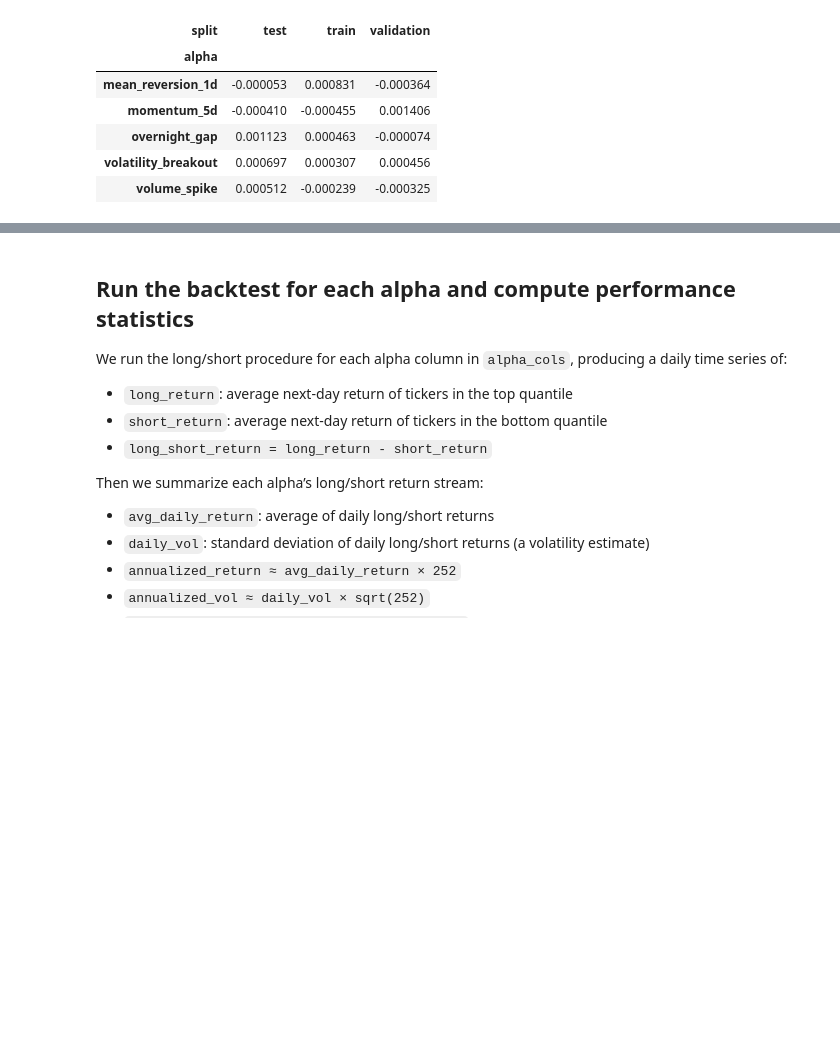
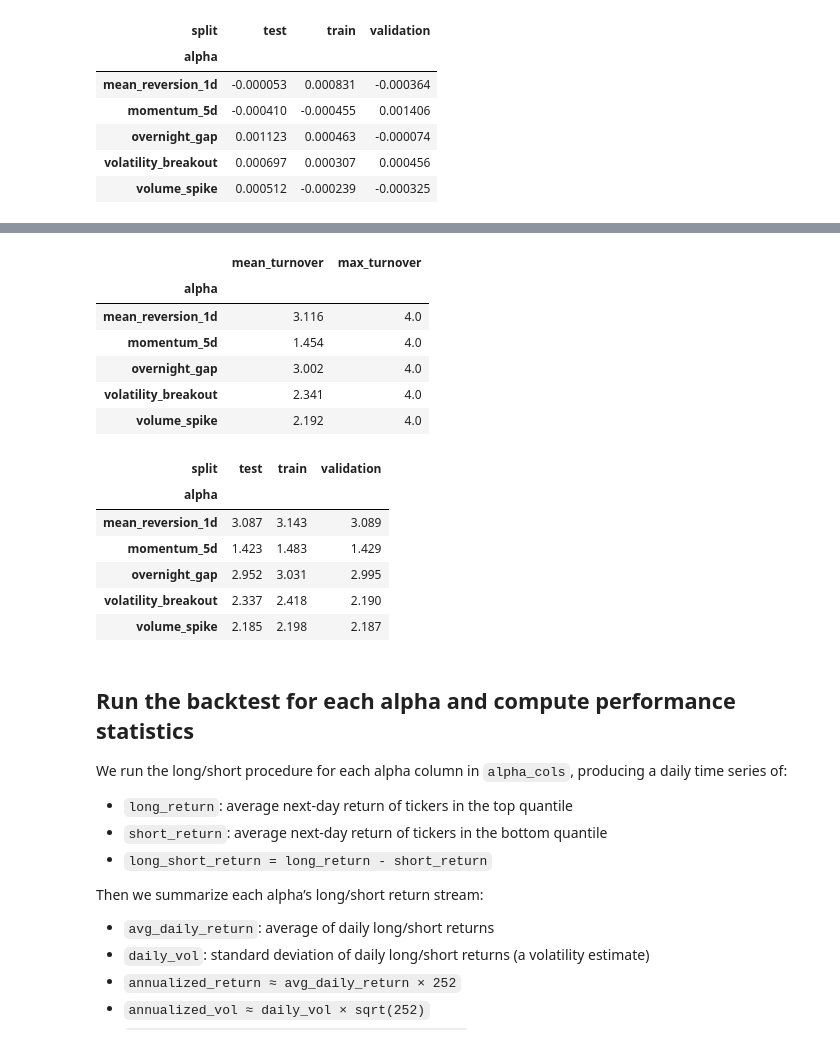
Before and after one commit to jinhanjinhan/AlphaForge-AI, a Jupyter notebook: notebooks/02_alpha_eval_with_splits_and_costs.ipynb, the cells around one changed output, grey strips where cells are left out. Drawn from its saved outputs; the diff is of its cells as text; code cells hidden in the pictures; blank space fills up the shorter version.

Commit message:
Add turnover computation (how much portfolio change each day)

```diff
--- a/notebooks/02_alpha_eval_with_splits_and_costs.ipynb
+++ b/notebooks/02_alpha_eval_with_splits_and_costs.ipynb
@@ -580,3 +606,78 @@ display(gross_by_split)
+# %%
+def compute_turnover(positions):
+    turnover_rows = []
+
+    for alpha, alpha_pos in positions.groupby("alpha"):
+        alpha_pos = alpha_pos.copy()
+        alpha_pos = alpha_pos.sort_values(["date", "ticker"])
+
+        # Build a (date × ticker) weight matrix; missing = 0 (not held)
+        position_matrix = alpha_pos.pivot_table(
+            index="date",
+            columns="ticker",
+            values="weight",
+            fill_value=0.0,
+        )
+
+        # Day-over-day change in each weight, then sum absolute changes across tickers
+        # .diff() gives NaN on the first row, so we handle it separately
+        daily_turnover = position_matrix.diff().abs().sum(axis=1)
+
+        # First day: turnover = cost of opening the initial positions from scratch
+        daily_turnover.iloc[0] = position_matrix.iloc[0].abs().sum()
+
+        turnover_df = daily_turnover.reset_index()
+        turnover_df.columns = ["date", "turnover"]
+        turnover_df["alpha"] = alpha
+
+        turnover_rows.append(turnover_df)
+
+    return pd.concat(turnover_rows, ignore_index=True)
+
+
+turnover_df = compute_turnover(all_positions)
+
+# Attach turnover to daily_returns so each row has: alpha, date, gross_return, n_positions, split, turnover
+daily_returns = daily_returns.merge(
+    turnover_df,
+    on=["alpha", "date"],
+    how="left",
+)
+
+# Summary: average daily turnover per alpha
+# Max turnover is 4 as one swap of one long produces two counts of 0.25 = 0.50 in turnover — one for the exit, one for the entry.
+# and up to 8 swaps in total
+turnover_summary = (
+    daily_returns
+    .groupby("alpha")["turnover"]
+    .agg(mean_turnover="mean", max_turnover="max")
+    .round(3)
+)
+display(turnover_summary)
+
+# By split: did turnover change across regimes?
+display(
+    daily_returns
+    .groupby(["alpha", "split"])["turnover"]
+    .mean()
+    .unstack("split")
+    .round(3)
+)
+# %% [output]
+|  | mean_turnover | max_turnover |
+| alpha |  |  |
+| mean_reversion_1d | 3.116 | 4.0 |
+| momentum_5d | 1.454 | 4.0 |
+| overnight_gap | 3.002 | 4.0 |
+| volatility_breakout | 2.341 | 4.0 |
+| volume_spike | 2.192 | 4.0 |
+| split | test | train | validation |
+| alpha |  |  |  |
+| mean_reversion_1d | 3.087 | 3.143 | 3.089 |
+| momentum_5d | 1.423 | 1.483 | 1.429 |
+| overnight_gap | 2.952 | 3.031 | 2.995 |
+| volatility_breakout | 2.337 | 2.418 | 2.190 |
+| volume_spike | 2.185 | 2.198 | 2.187 |
 # %% [markdown]
 ## Run the backtest for each alpha and compute performance statistics
 
```
Also changed, not shown: parts of 1 cell of this notebook.
